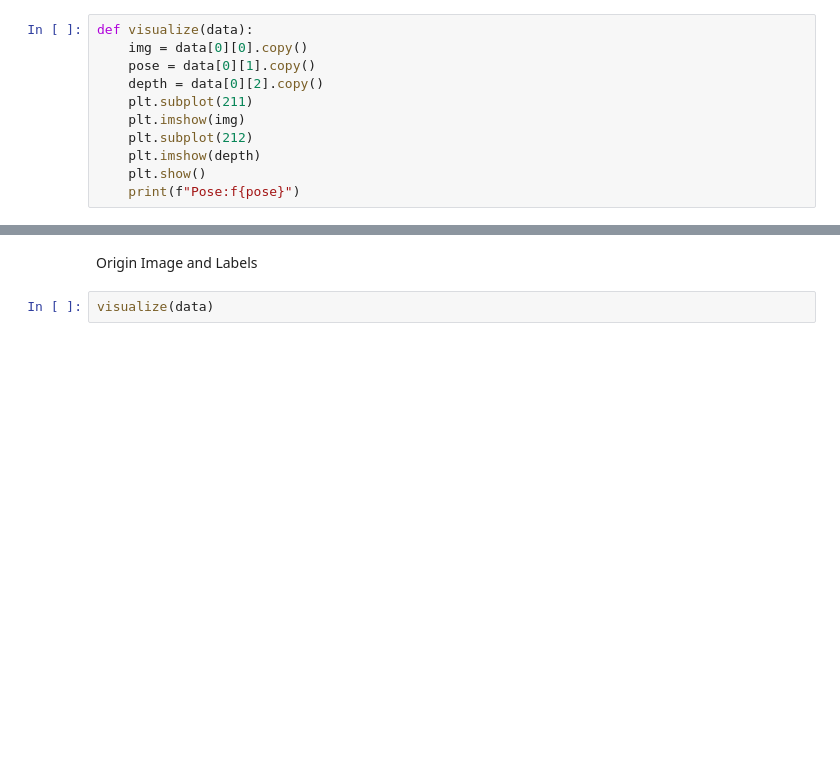
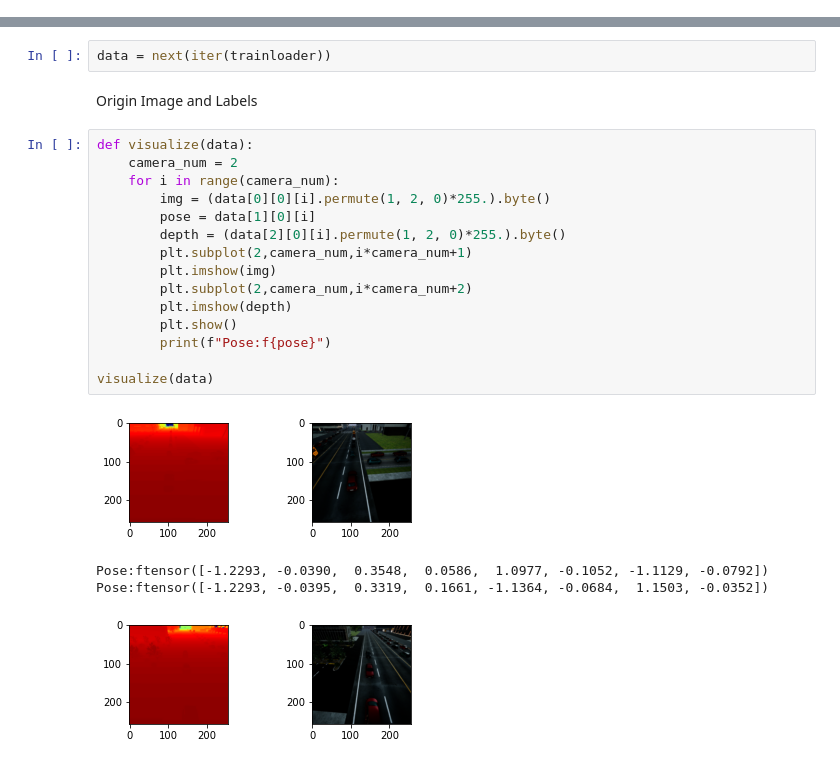
Before and after one commit to xjh19971/multi-robot-perception-gnn-1, a Jupyter notebook: data_vis.ipynb, the cells around one changed output, grey strips where cells are left out. Drawn from its saved outputs; the diff is of its cells as text; blank space fills up the shorter version.

```diff
--- a/data_vis.ipynb
+++ b/data_vis.ipynb
@@ -7,17 +7,6 @@ import cv2
 from matplotlib import pyplot as plt
 import torch
 from dataloader import MRPGDataSet
-# %%
-def visualize(data):
-    img = data[0][0].copy()
-    pose = data[0][1].copy()
-    depth = data[0][2].copy()
-    plt.subplot(211)
-    plt.imshow(img)
-    plt.subplot(212)
-    plt.imshow(depth)
-    plt.show()
-    print(f"Pose:f{pose}")
 # %%
 parser = argparse.ArgumentParser()
 # parser.add_argument('-seed', type=int, default=1)
@@ -35,4 +28,24 @@ data = next(trainloader)
+# %%
+data = next(iter(trainloader))
 # %% [markdown]
 Origin Image and Labels
-# %%
-visualize(data)
+# %%
+def visualize(data):
+    camera_num = 2
+    for i in range(camera_num):
+        img = (data[0][0][i].permute(1, 2, 0)*255.).byte()
+        pose = data[1][0][i]
+        depth = (data[2][0][i].permute(1, 2, 0)*255.).byte()
+        plt.subplot(2,camera_num,i*camera_num+1)
+        plt.imshow(img)
+        plt.subplot(2,camera_num,i*camera_num+2)
+        plt.imshow(depth)
+        plt.show()
+        print(f"Pose:f{pose}")
+
+visualize(data)
+# %% [output]
+[figure, added]
+Pose:ftensor([-1.2293, -0.0390,  0.3548,  0.0586,  1.0977, -0.1052, -1.1129, -0.0792])
+Pose:ftensor([-1.2293, -0.0395,  0.3319,  0.1661, -1.1364, -0.0684,  1.1503, -0.0352])
+[figure, added]
```
Also changed, not shown: parts of 1 cell of this notebook, 1 other file.
